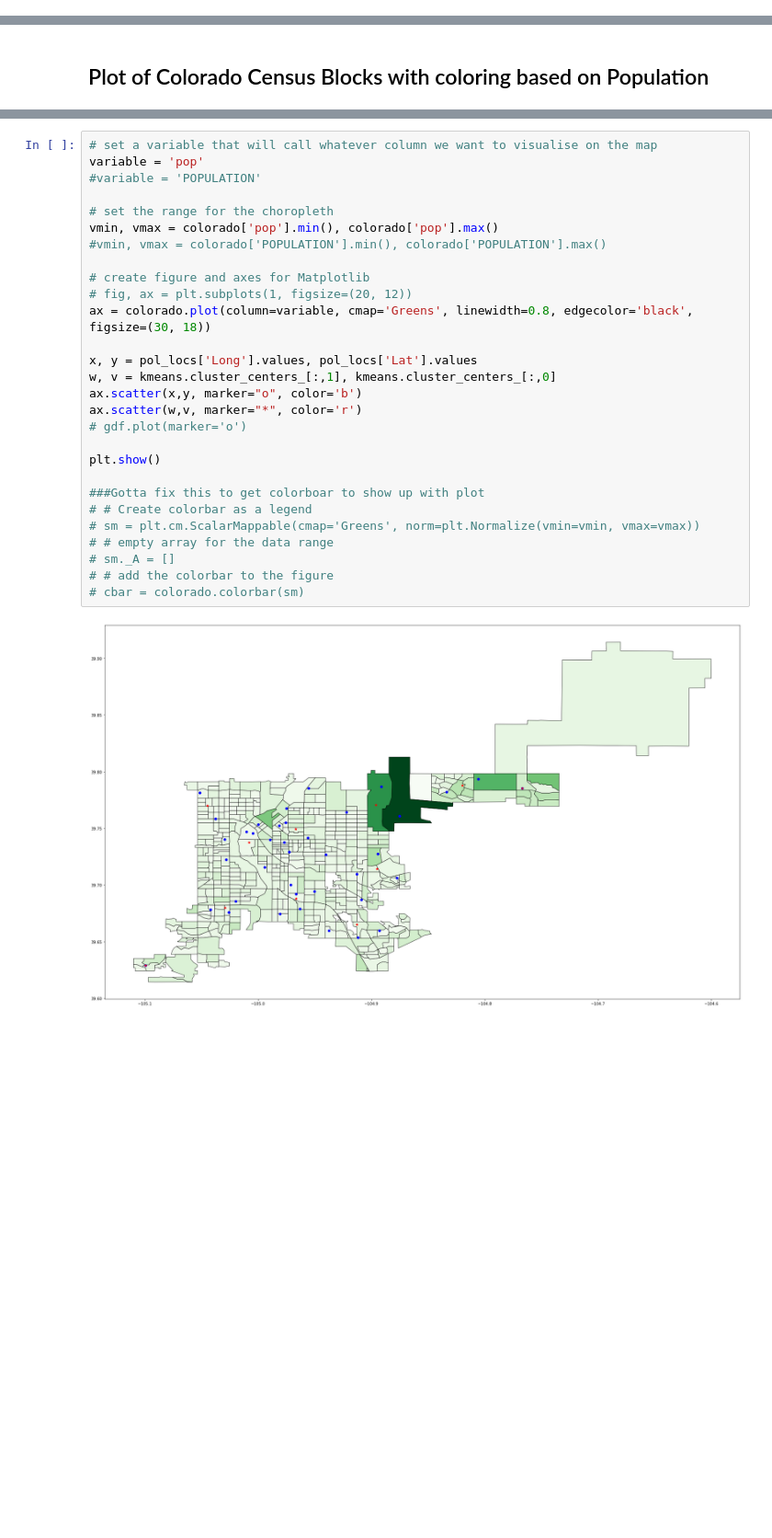
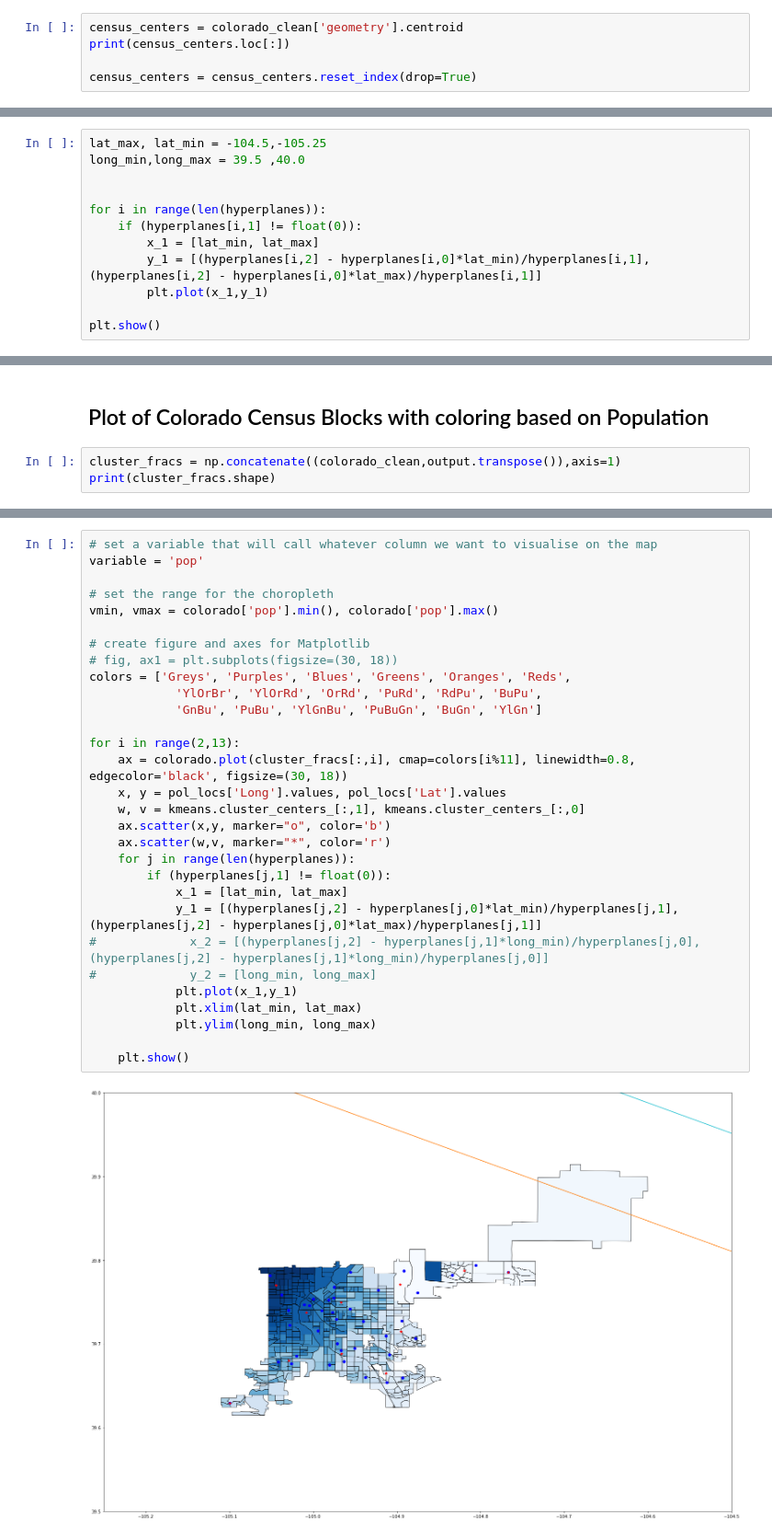
Before and after one commit to DillWithIt77/D2P_Voting, a Jupyter notebook: CO Census Data.ipynb, the cells around one changed output, grey strips where cells are left out. Shown at 92% size. Drawn from its saved outputs; the diff is of its cells as text; blank space fills up the shorter version.

```diff
--- a/CO Census Data.ipynb
+++ b/CO Census Data.ipynb
@@ -530,0 +567,5 @@ voting_centers = gpd.GeoDataFrame(kmeans.cluster_centers_, crs=crs, geometry=vot
+# %%
+census_centers = colorado_clean['geometry'].centroid
+print(census_centers.loc[:])
+
+census_centers = census_centers.reset_index(drop=True)
@@ -530,0 +863,12 @@ voting_centers = gpd.GeoDataFrame(kmeans.cluster_centers_, crs=crs, geometry=vot
+# %%
+lat_max, lat_min = -104.5,-105.25
+long_min,long_max = 39.5 ,40.0
+
+
+for i in range(len(hyperplanes)):
+    if (hyperplanes[i,1] != float(0)):
+        x_1 = [lat_min, lat_max]
+        y_1 = [(hyperplanes[i,2] - hyperplanes[i,0]*lat_min)/hyperplanes[i,1],(hyperplanes[i,2] - hyperplanes[i,0]*lat_max)/hyperplanes[i,1]]
+        plt.plot(x_1,y_1)
+
+plt.show()
@@ -531,2 +877,5 @@ voting_centers = gpd.GeoDataFrame(kmeans.cluster_centers_, crs=crs, geometry=vot
 # %% [markdown]
 ## Plot of Colorado Census Blocks with coloring based on Population
+# %%
+cluster_fracs = np.concatenate((colorado_clean,output.transpose()),axis=1)
+print(cluster_fracs.shape)
@@ -533,30 +884,32 @@ voting_centers = gpd.GeoDataFrame(kmeans.cluster_centers_, crs=crs, geometry=vot
 # %%
 # set a variable that will call whatever column we want to visualise on the map
 variable = 'pop'
-#variable = 'POPULATION'
 
 # set the range for the choropleth
 vmin, vmax = colorado['pop'].min(), colorado['pop'].max()
-#vmin, vmax = colorado['POPULATION'].min(), colorado['POPULATION'].max()
 
 # create figure and axes for Matplotlib
-# fig, ax = plt.subplots(1, figsize=(20, 12))
-ax = colorado.plot(column=variable, cmap='Greens', linewidth=0.8, edgecolor='black', figsize=(30, 18))
+# fig, ax1 = plt.subplots(figsize=(30, 18))
+colors = ['Greys', 'Purples', 'Blues', 'Greens', 'Oranges', 'Reds',
+            'YlOrBr', 'YlOrRd', 'OrRd', 'PuRd', 'RdPu', 'BuPu',
+            'GnBu', 'PuBu', 'YlGnBu', 'PuBuGn', 'BuGn', 'YlGn']
 
-x, y = pol_locs['Long'].values, pol_locs['Lat'].values
-w, v = kmeans.cluster_centers_[:,1], kmeans.cluster_centers_[:,0]
-ax.scatter(x,y, marker="o", color='b')
-ax.scatter(w,v, marker="*", color='r')
-# gdf.plot(marker='o')
+for i in range(2,13):
+    ax = colorado.plot(cluster_fracs[:,i], cmap=colors[i%11], linewidth=0.8, edgecolor='black', figsize=(30, 18))
+    x, y = pol_locs['Long'].values, pol_locs['Lat'].values
+    w, v = kmeans.cluster_centers_[:,1], kmeans.cluster_centers_[:,0]
+    ax.scatter(x,y, marker="o", color='b')
+    ax.scatter(w,v, marker="*", color='r')
+    for j in range(len(hyperplanes)):
+        if (hyperplanes[j,1] != float(0)):
+            x_1 = [lat_min, lat_max]
+            y_1 = [(hyperplanes[j,2] - hyperplanes[j,0]*lat_min)/hyperplanes[j,1],(hyperplanes[j,2] - hyperplanes[j,0]*lat_max)/hyperplanes[j,1]]
+#             x_2 = [(hyperplanes[j,2] - hyperplanes[j,1]*long_min)/hyperplanes[j,0], (hyperplanes[j,2] - hyperplanes[j,1]*long_min)/hyperplanes[j,0]]
+#             y_2 = [long_min, long_max]
+            plt.plot(x_1,y_1)
+            plt.xlim(lat_min, lat_max)
+            plt.ylim(long_min, long_max)
 
-plt.show()
-
-###Gotta fix this to get colorboar to show up with plot
-# # Create colorbar as a legend
-# sm = plt.cm.ScalarMappable(cmap='Greens', norm=plt.Normalize(vmin=vmin, vmax=vmax))
-# # empty array for the data range
-# sm._A = []
-# # add the colorbar to the figure
-# cbar = colorado.colorbar(sm)
+    plt.show()
 # %% [output]
-[figure, old version]
+[figure, new version]
```
Also changed, not shown: parts of 34 cells of this notebook.
